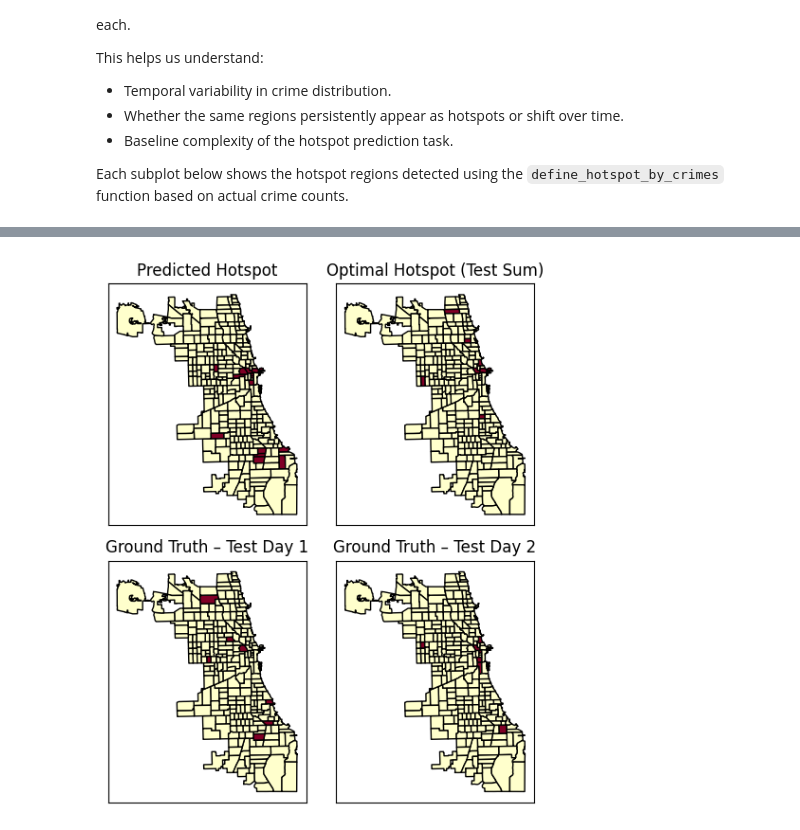
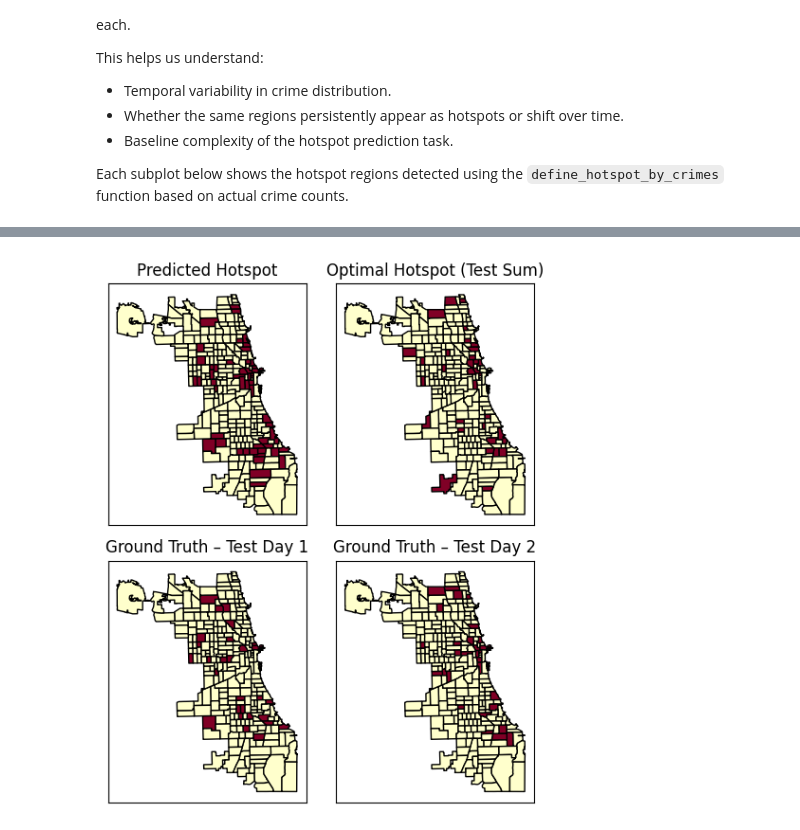
Before and after one commit to cristian-pulido/uncertainty-informed-decision-making, a Jupyter notebook: articulos/uncertainty-hotspots/experiments/chicago_real_data/03_visualize_hotspots.ipynb, the cells around one changed output, grey strips where cells are left out. Saved outputs shown, nothing was run; the diff lists cells and outputs as text; code cells hidden in the pictures.

```diff
--- a/articulos/uncertainty-hotspots/experiments/chicago_real_data/03_visualize_hotspots.ipynb
+++ b/articulos/uncertainty-hotspots/experiments/chicago_real_data/03_visualize_hotspots.ipynb
@@ -157,7 +154,7 @@ The intensity (color scale) is synchronized across both maps to enable visual co
 fig, axes = plt.subplots(1, 2, figsize=(7, 4))
 max_crimes=max(df_true_w_beat["Count Crimes"].max(),df_naive["Count Crimes"].max())
 for ax, grid, title in zip(axes, [df_true_w_beat,df_naive], ["Ground Truth", "Prediction"]):
-    gdf[["BEAT_NUM","geometry"]].merge(grid,how="left",left_on="BEAT_NUM",right_on="beat").plot("Count Crimes",legend=True,ax=ax,vmax=max_crimes,vmin=0)
+    gdf[["beat_num","geometry"]].merge(grid,how="left",left_on="beat_num",right_on="beat").plot("Count Crimes",legend=True,ax=ax,vmax=max_crimes,vmin=0)
     ax.set_title(title)
     ax.set_xticks([])
     ax.set_yticks([])
@@ -180,8 +177,8 @@ df_hotspot_naive=grid_to_dataframe(hotspot_naive, coord_to_beat_map, value_name=
 
 fig, axes = plt.subplots(1, 2, figsize=(6, 4))
 for ax, grid, title in zip(axes, [df_hotspot_optimal,df_hotspot_naive], ["Optimal Hotspot (Test Sum)", "Predicted Hotspot"]):
-    gdf[["BEAT_NUM","geometry"]].merge(grid,how="left",
-                                       left_on="BEAT_NUM",right_on="beat").plot("HotSpot",legend=False,
+    gdf[["beat_num","geometry"]].merge(grid,how="left",
+                                       left_on="beat_num",right_on="beat").plot("HotSpot",legend=False,
                                                                                 ax=ax,vmax=None,vmin=0,
                                                                                 cmap="YlOrRd",edgecolor="black")
     ax.set_title(title)
@@ -216,8 +213,8 @@ df_hotspot_naive=grid_to_dataframe(hotspot_naive, coord_to_beat_map, value_name=
 fig, axes = plt.subplots(1, 2, figsize=(7, 4))
 for ax, grid, title in zip(axes, [df_hotspot_optimal,df_hotspot_naive],
                            ["Ground Truth (Test) time = "+str(time_to_view), "NaiveCell Prediction time = "+str(time_to_view)]):
-    gdf[["BEAT_NUM","geometry"]].merge(grid,how="left",
-                                       left_on="BEAT_NUM",right_on="beat").plot("HotSpot",legend=False,
+    gdf[["beat_num","geometry"]].merge(grid,how="left",
+                                       left_on="beat_num",right_on="beat").plot("HotSpot",legend=False,
                                                                                 ax=ax,vmax=None,vmin=0,
                                                                                 cmap="YlOrRd",edgecolor="black")
     ax.set_title(title)
@@ -273,8 +270,8 @@ fig, axes = plt.subplots(nrows, ncols, figsize=(14, 8))
 axes = axes.flatten() if n > 1 else [axes]
 
 for i in range(n):
-    gdf[["BEAT_NUM","geometry"]].merge(masks[i],how="left",
-                                       left_on="BEAT_NUM",right_on="beat").plot("HotSpot",legend=False,
+    gdf[["beat_num","geometry"]].merge(masks[i],how="left",
+                                       left_on="beat_num",right_on="beat").plot("HotSpot",legend=False,
                                                                                 ax=axes[i],vmax=None,vmin=0,
                                                                                 cmap="YlOrRd",edgecolor="black")
 
@@ -309,31 +289,31 @@ df_hotspot_naive
 # %%
 plot_data = {
     "Predicted Hotspot": df_hotspot_naive,
     "Optimal Hotspot (Test Sum)": df_hotspot_optimal,
 }
 
 
 for i, t in enumerate(dias_aleatorios[:2]):
     title = f"Ground Truth – Test Day {i + 1}"
     plot_data[title] = mask_dict[f"GT Day {t}"]
 
 
 fig, axes = plt.subplots(2, 2, figsize=(5,6))
 axes = axes.flatten()
 
 
 for ax, (title, df_mask) in zip(axes, plot_data.items()):
-    gdf[["BEAT_NUM", "geometry"]].merge(
-        df_mask, how="left", left_on="BEAT_NUM", right_on="beat"
+    gdf[["beat_num", "geometry"]].merge(
+        df_mask, how="left", left_on="beat_num", right_on="beat"
     ).plot("HotSpot", legend=False, ax=ax, cmap="YlOrRd", edgecolor="black")
 
     ax.set_title(title, fontsize=12)
     ax.set_xticks([])
     ax.set_yticks([])
 
 plt.tight_layout()
 plt.show()
 
 fig.savefig("../../results/figures/hotspot_comparison.pdf", format="pdf", bbox_inches="tight", dpi=300)
 # %% [output]
-[figure, old version]
+[figure, new version]
```
Also changed, not shown: parts of 5 cells of this notebook, 49 other files.
